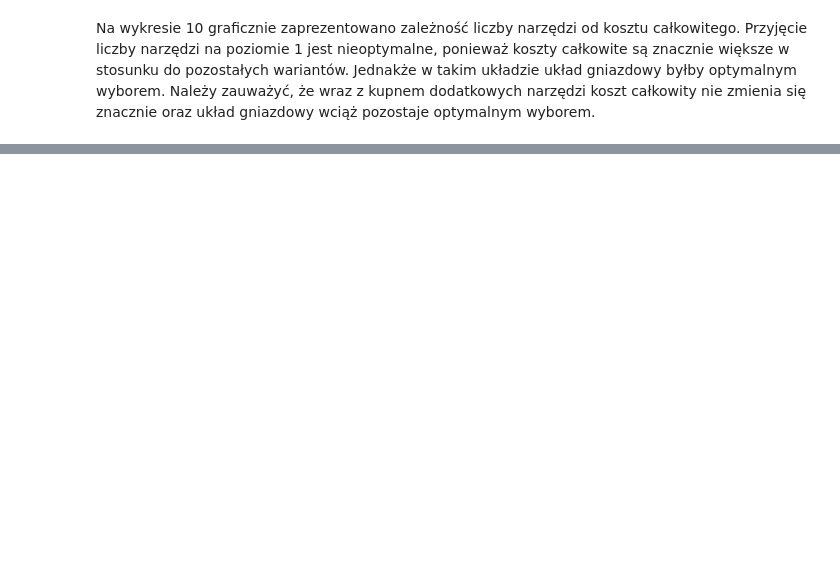
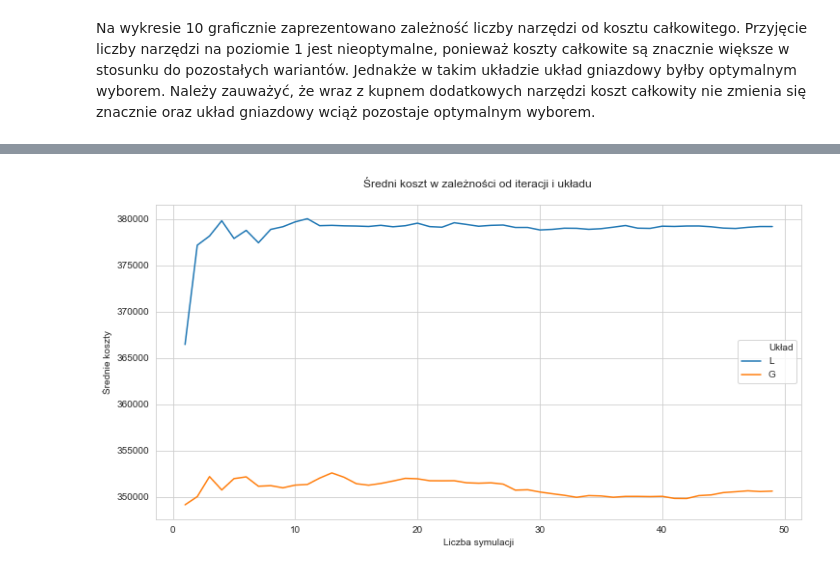
Before and after one commit to fmordarski/Gwintex, a Jupyter notebook: Raport_GWINTEX.ipynb, the cells around one changed output, grey strips where cells are left out. Cells and saved outputs as stored; diff of their text form; code cells hidden in the pictures; blank space fills up the shorter version.

```diff
--- a/Raport_GWINTEX.ipynb
+++ b/Raport_GWINTEX.ipynb
@@ -758,0 +629,45 @@ Na wykresie 10 graficznie zaprezentowano zależność liczby narzędzi od kosztu
+# %%
+n = 6
+avg_working_time = 75 # minut
+avg_repair_time = 15 # minut
+m = 6
+horizon = 30 # dni
+iterations = 50
+
+def run_model_3 (iterations, horizon, avg_working_time, avg_repair_time, n, m, setup, c, cost_inst, m_cost):
+    avg_t_cum = []
+    avg_t_cost = []
+    std_avg_t_cost = []
+    for i in range (iterations):
+        x = model(horizon, avg_working_time, avg_repair_time, n, m, setup, c, cost_inst, m_cost, i)
+        avg_t_cum.append(x[0])
+        avg_t_cost.append(x[1])
+    return (list(map(np.mean, np.transpose(avg_t_cum))), np.mean(avg_t_cost), np.std(avg_t_cost))
+# %%
+sns.set_style('whitegrid')
+
+cost_inst = 20_000
+m_cost = 5000
+c = 6
+
+sr_koszty_l =[]
+sr_koszty_g = []
+
+for i in range(1, iterations):
+    sr_koszty_l.append(run_model_3(i, horizon, avg_working_time,
+                                   avg_repair_time, n, m, 'L', c, cost_inst, m_cost)[1])
+    sr_koszty_g.append(run_model_3(i, horizon, avg_working_time,
+                                   avg_repair_time, n, m, 'G', c, cost_inst, m_cost)[1])
+
+iterations = [i for i in range(1, iterations)]
+df = pd.DataFrame({'Średnie koszty': sr_koszty_l, "Układ": "L", "Liczba symulacji": iterations})
+# %%
+df2 = pd.DataFrame({'Średnie koszty': sr_koszty_g, "Układ": "G", "Liczba symulacji": iterations})
+df = df.append(df2, ignore_index=True)
+# %%
+plt.figure(figsize=(12,6))
+sns.lineplot(data=df, x='Liczba symulacji', y='Średnie koszty', hue='Układ')
+plt.title('Średni koszt w zależności od iteracji i układu \n')
+plt.show()
+# %% [output]
+[figure, added]
```
Also changed, not shown: parts of 29 cells of this notebook, 1 other file.
